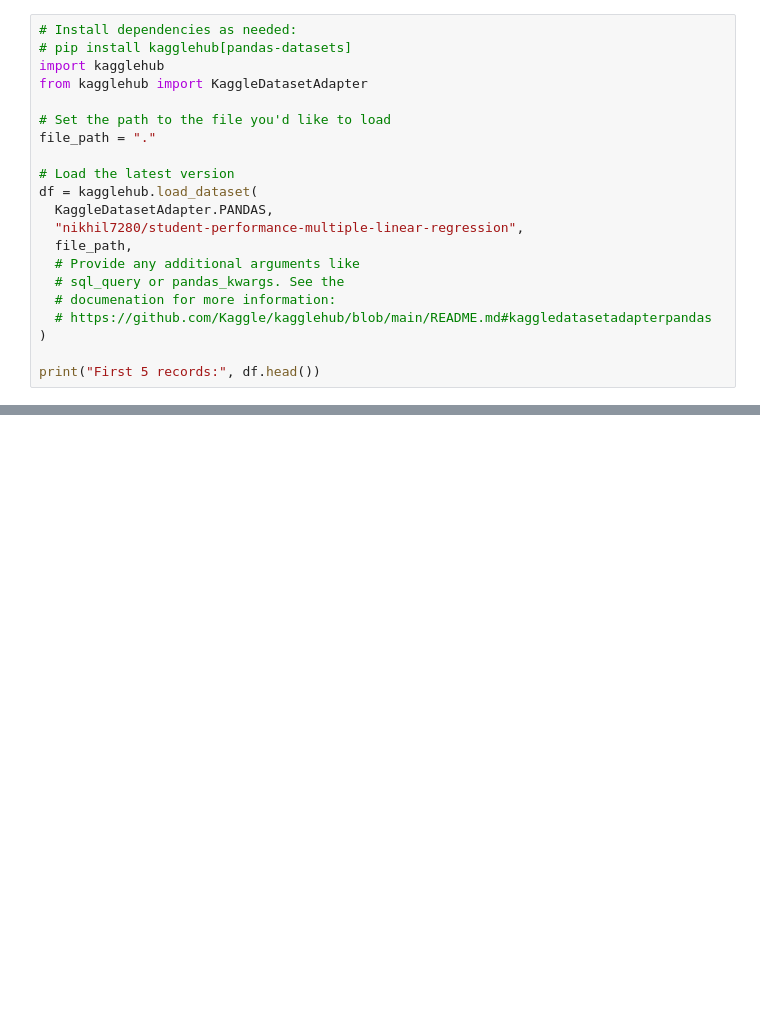
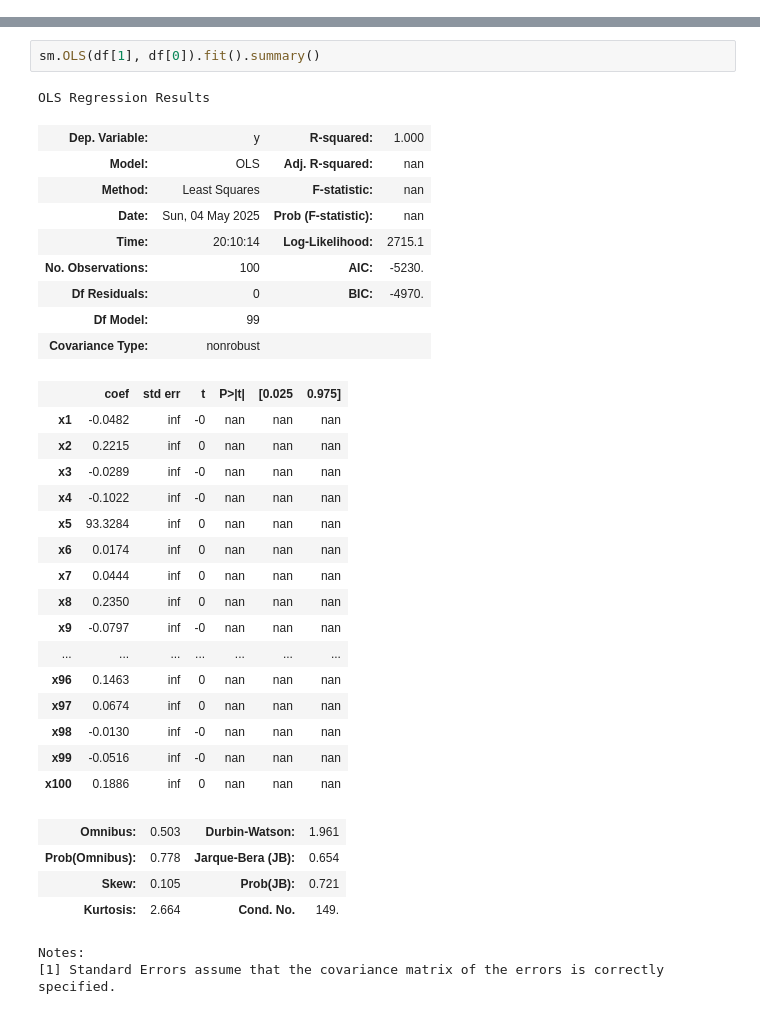
Before and after one commit to SysBioengLab/IIQ3402-Statistical-Design, a Jupyter notebook: Ayudantias/Ayudantia7_AnalisisDeModelosLineales.ipynb, the cells around one changed output, grey strips where cells are left out. Drawn from its saved outputs; the diff is of its cells as text; blank space fills up the shorter version.

```diff
--- a/Ayudantias/Ayudantia7_AnalisisDeModelosLineales.ipynb
+++ b/Ayudantias/Ayudantia7_AnalisisDeModelosLineales.ipynb
@@ -1,21 +0,0 @@
-# %%
-# Install dependencies as needed:
-# pip install kagglehub[pandas-datasets]
-import kagglehub
-from kagglehub import KaggleDatasetAdapter
-
-# Set the path to the file you'd like to load
-file_path = "."
-
-# Load the latest version
-df = kagglehub.load_dataset(
-  KaggleDatasetAdapter.PANDAS,
-  "nikhil7280/student-performance-multiple-linear-regression",
-  file_path,
-  # Provide any additional arguments like
-  # sql_query or pandas_kwargs. See the
-  # documenation for more information:
-  # https://github.com/Kaggle/kagglehub/blob/main/README.md#kaggledatasetadapterpandas
-)
-
-print("First 5 records:", df.head())
@@ -23,0 +27,35 @@ ValueError: Unsupported file extension: ''. Supported file extensions are: .csv,
+# %%
+sm.OLS(df[1], df[0]).fit().summary()
+# %% [output]
+OLS Regression Results
+| Dep. Variable: | y | R-squared: | 1.000 |
+| Model: | OLS | Adj. R-squared: | nan |
+| Method: | Least Squares | F-statistic: | nan |
+| Date: | Sun, 04 May 2025 | Prob (F-statistic): | nan |
+| Time: | 20:10:14 | Log-Likelihood: | 2715.1 |
+| No. Observations: | 100 | AIC: | -5230. |
+| Df Residuals: | 0 | BIC: | -4970. |
+| Df Model: | 99 |  |  |
+| Covariance Type: | nonrobust |  |  |
+|  | coef | std err | t | P>|t| | [0.025 | 0.975] |
+| x1 | -0.0482 | inf | -0 | nan | nan | nan |
+| x2 | 0.2215 | inf | 0 | nan | nan | nan |
+| x3 | -0.0289 | inf | -0 | nan | nan | nan |
+| x4 | -0.1022 | inf | -0 | nan | nan | nan |
+| x5 | 93.3284 | inf | 0 | nan | nan | nan |
+| x6 | 0.0174 | inf | 0 | nan | nan | nan |
+| x7 | 0.0444 | inf | 0 | nan | nan | nan |
+| x8 | 0.2350 | inf | 0 | nan | nan | nan |
+| x9 | -0.0797 | inf | -0 | nan | nan | nan |
+| ... | ... | ... | ... | ... | ... | ... |
+| x96 | 0.1463 | inf | 0 | nan | nan | nan |
+| x97 | 0.0674 | inf | 0 | nan | nan | nan |
+| x98 | -0.0130 | inf | -0 | nan | nan | nan |
+| x99 | -0.0516 | inf | -0 | nan | nan | nan |
+| x100 | 0.1886 | inf | 0 | nan | nan | nan |
+| Omnibus: | 0.503 | Durbin-Watson: | 1.961 |
+| Prob(Omnibus): | 0.778 | Jarque-Bera (JB): | 0.654 |
+| Skew: | 0.105 | Prob(JB): | 0.721 |
+| Kurtosis: | 2.664 | Cond. No. | 149. |
+Notes:
+[1] Standard Errors assume that the covariance matrix of the errors is correctly specified.
```
Also changed, not shown: parts of 3 cells of this notebook, 2 other files.
